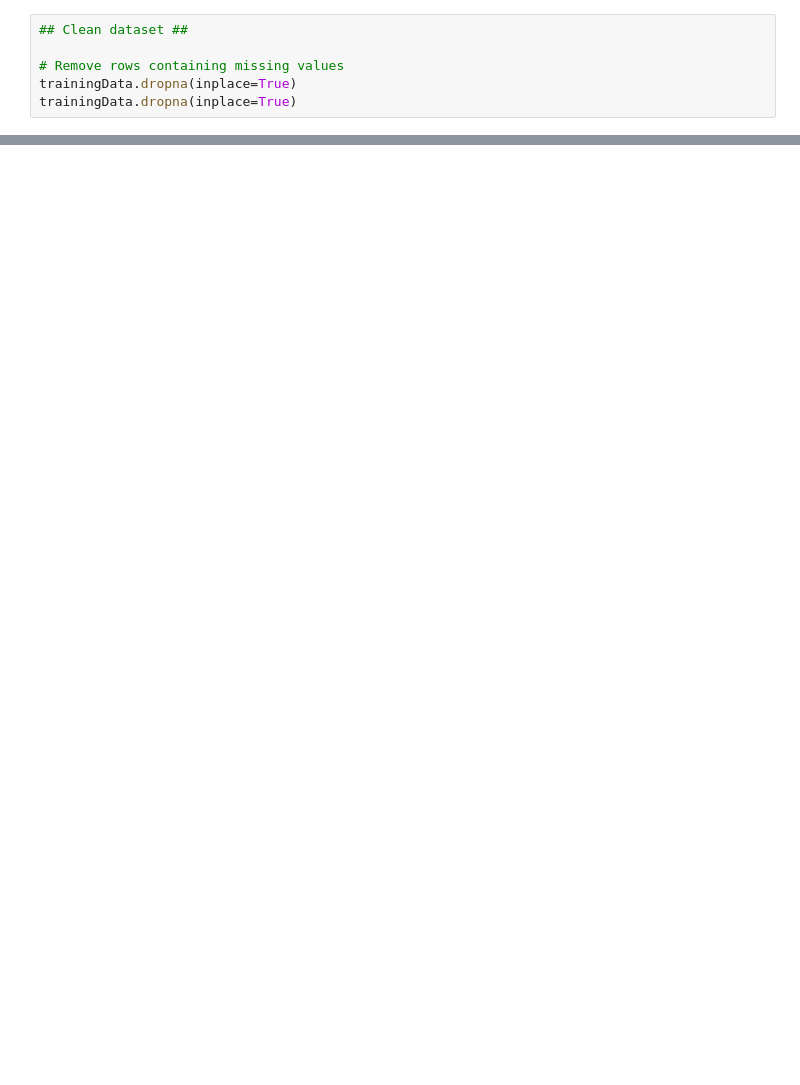
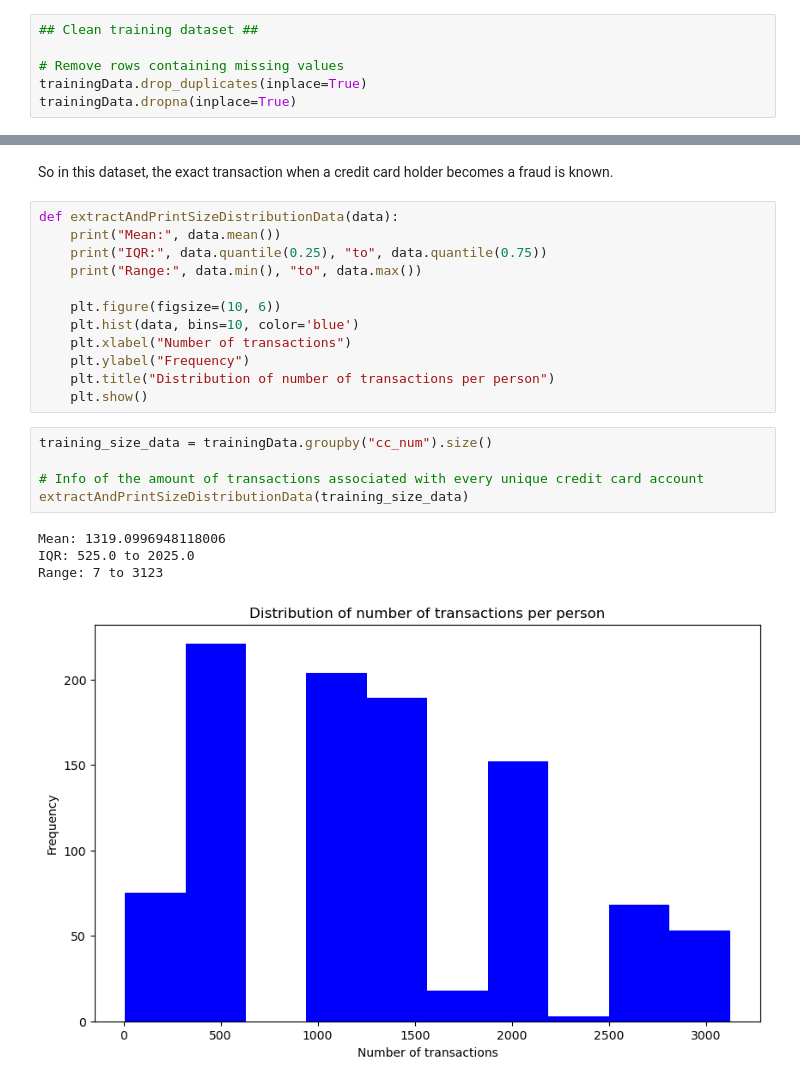
Before and after one commit to Mizzalini/credit-card-fraud-detection-project, a Jupyter notebook: main.ipynb, the cells around one changed output, grey strips where cells are left out. Cells and saved outputs as stored; diff of their text form; blank space fills up the shorter version.

Commit message:
analysed dataset a bit

```diff
--- a/main.ipynb
+++ b/main.ipynb
@@ -26,6 +29,6 @@ Number of frauds:  7506
 # %%
-## Clean dataset ##
+## Clean training dataset ##
 
 # Remove rows containing missing values
+trainingData.drop_duplicates(inplace=True)
 trainingData.dropna(inplace=True)
-trainingData.dropna(inplace=True)
@@ -41,0 +90,24 @@ Number of frauds:  7506
+# %% [markdown]
+So in this dataset, the exact transaction when a credit card holder becomes a fraud is known.
+# %%
+def extractAndPrintSizeDistributionData(data):
+    print("Mean:", data.mean())
+    print("IQR:", data.quantile(0.25), "to", data.quantile(0.75))
+    print("Range:", data.min(), "to", data.max())
+
+    plt.figure(figsize=(10, 6))
+    plt.hist(data, bins=10, color='blue')
+    plt.xlabel("Number of transactions")
+    plt.ylabel("Frequency")
+    plt.title("Distribution of number of transactions per person")
+    plt.show()
+# %%
+training_size_data = trainingData.groupby("cc_num").size()
+
+# Info of the amount of transactions associated with every unique credit card account
+extractAndPrintSizeDistributionData(training_size_data)
+# %% [output]
+Mean: 1319.0996948118006
+IQR: 525.0 to 2025.0
+Range: 7 to 3123
+[figure, added]
```
Also changed, not shown: parts of 12 cells of this notebook.
